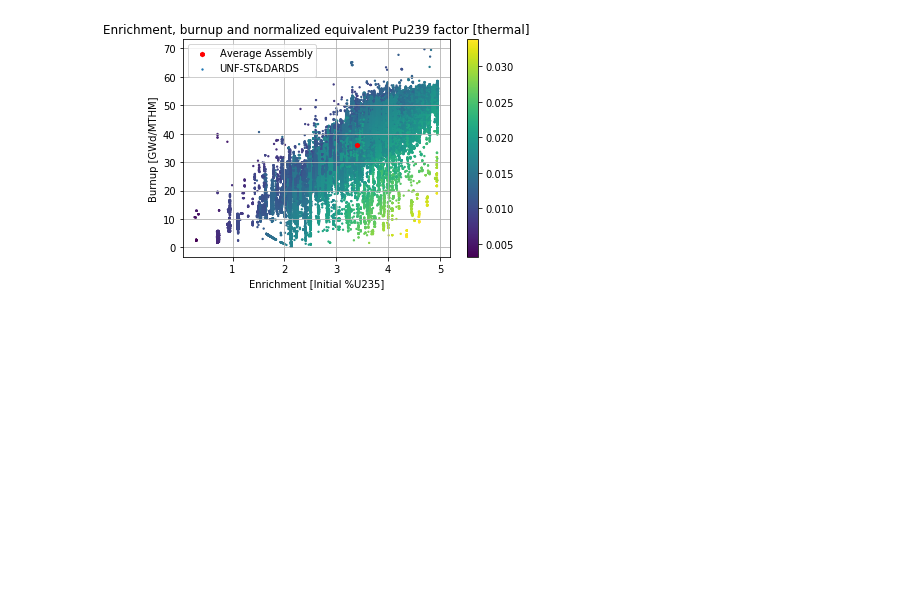
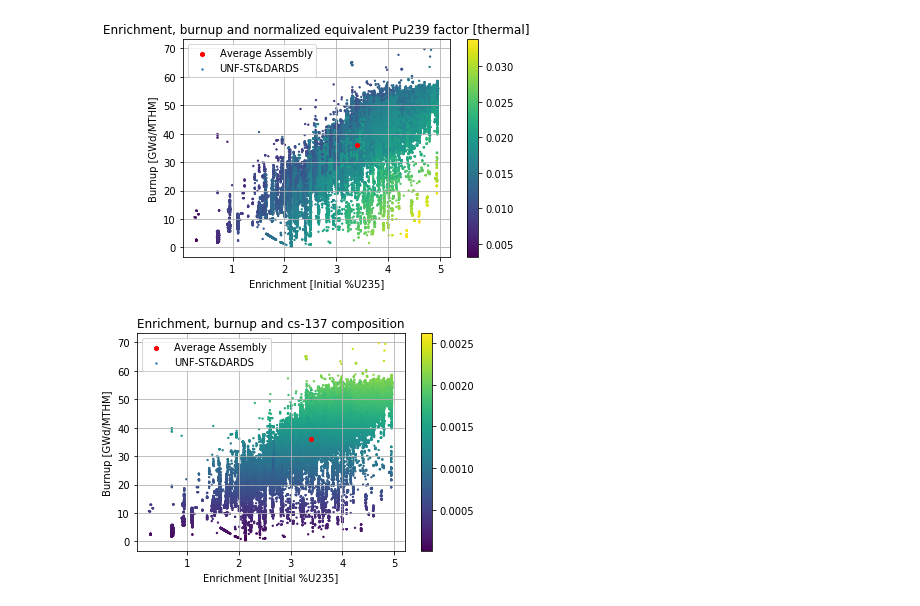
Before and after one commit to katyhuff/2018-bae-ornl, a Jupyter notebook: input/udb/udb-sensitivity.ipynb, the cells around one changed output. Drawn from its saved outputs; the diff is of its cells as text; code cells hidden in the pictures; blank space fills up the shorter version.

```diff
--- a/input/udb/udb-sensitivity.ipynb
+++ b/input/udb/udb-sensitivity.ipynb
@@ -849,0 +930,44 @@ plt.close()
+# %%
+def attach_cs_sr_am(assem_dict):
+    for key, value in assem_dict.items():
+        cs = 0
+        sr = 0
+        am = 0
+        for key2, value2 in value['comp'].items():
+            if key2 == 'cs-137':
+                cs += value2
+            if key2 == 'sr-90':
+                sr += value2
+            if key2 == 'am-241':
+                am += value2
+        assem_dict[key]['cs'] = cs
+        assem_dict[key]['sr'] = sr
+        assem_dict[key]['am'] = am
+    return assem_dict
+# %%
+assem_dict = attach_cs_sr_am(assem_dict)
+# %%
+er = []
+bu = []
+cs = []
+sr = []
+am = []
+for key, val in assem_dict.items():
+    er.append(val['enrichment'])
+    bu.append(val['burnup'])
+    cs.append(val['cs'])
+    sr.append(val['sr'])
+    am.append(val['am'])
+# %%
+plt.scatter([3.39204], [36.16938], label='Average Assembly', color='red', marker='h', s = 20, zorder=1)
+plt.scatter(er, bu, c=cs, marker='.', zorder=-1, label='UNF-ST&DARDS', s=7)
+plt.grid()
+plt.xlabel('Enrichment [Initial %U235]')
+plt.legend()
+plt.ylabel('Burnup [GWd/MTHM]')
+plt.title('Enrichment, burnup and cs-137 composition')
+plt.colorbar()
+plt.show()
+plt.close()
+# %% [output]
+[figure, added]
```
Also changed, not shown: parts of 14 cells of this notebook, 4 other files.
